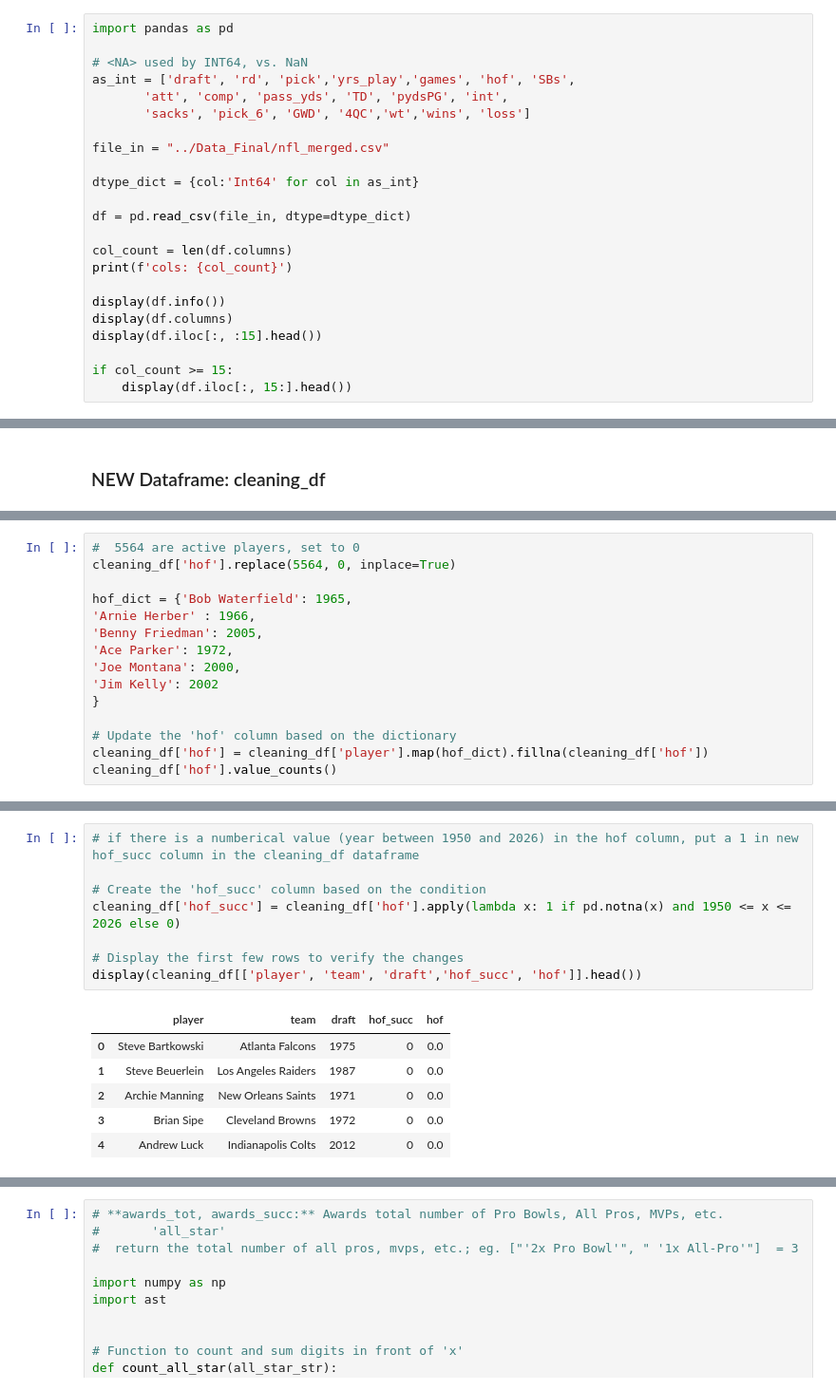
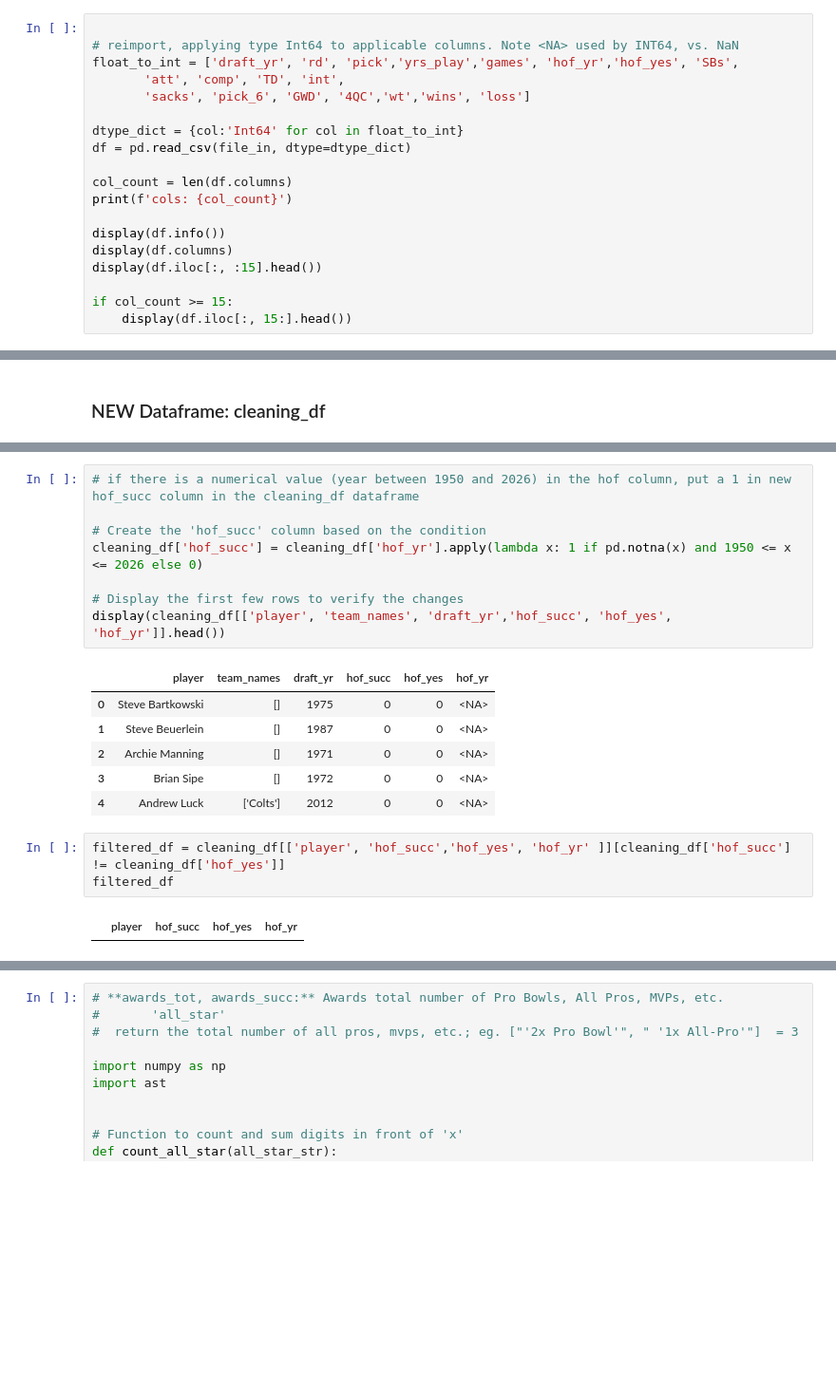
Before and after one commit to willablackmon/nfl_quarterback_draft, a Jupyter notebook: Data_Cleaning/nfl_success_labels.ipynb, the cells around one changed output, grey strips where cells are left out. Shown at 95% size. Cells and saved outputs as stored; diff of their text form; blank space fills up the shorter version.

```diff
--- a/Data_Cleaning/nfl_success_labels.ipynb
+++ b/Data_Cleaning/nfl_success_labels.ipynb
@@ -58,15 +83,11 @@ to_do:
 # %%
-import pandas as pd
 
-# <NA> used by INT64, vs. NaN
-as_int = ['draft', 'rd', 'pick','yrs_play','games', 'hof', 'SBs',
-       'att', 'comp', 'pass_yds', 'TD', 'pydsPG', 'int',
+# reimport, applying type Int64 to applicable columns. Note <NA> used by INT64, vs. NaN
+float_to_int = ['draft_yr', 'rd', 'pick','yrs_play','games', 'hof_yr','hof_yes', 'SBs',
+       'att', 'comp', 'TD', 'int',
        'sacks', 'pick_6', 'GWD', '4QC','wt','wins', 'loss']
 
-file_in = "../Data_Final/nfl_merged.csv"
-
-dtype_dict = {col:'Int64' for col in as_int}
-
+dtype_dict = {col:'Int64' for col in float_to_int}
 df = pd.read_csv(file_in, dtype=dtype_dict)
 
 col_count = len(df.columns)
@@ -167,15 +175,0 @@ Name: count, dtype: Int64
-# %%
-#  5564 are active players, set to 0
-cleaning_df['hof'].replace(5564, 0, inplace=True)
-
-hof_dict = {'Bob Waterfield': 1965,
-'Arnie Herber' : 1966,
-'Benny Friedman': 2005,
-'Ace Parker': 1972,
-'Joe Montana': 2000,
-'Jim Kelly': 2002
-}
-
-# Update the 'hof' column based on the dictionary
-cleaning_df['hof'] = cleaning_df['player'].map(hof_dict).fillna(cleaning_df['hof'])
-cleaning_df['hof'].value_counts()
@@ -200,18 +176,23 @@ Name: count, dtype: Int64
 # %%
-# if there is a numberical value (year between 1950 and 2026) in the hof column, put a 1 in new hof_succ column in the cleaning_df dataframe
+# if there is a numerical value (year between 1950 and 2026) in the hof column, put a 1 in new hof_succ column in the cleaning_df dataframe
 
 # Create the 'hof_succ' column based on the condition
-cleaning_df['hof_succ'] = cleaning_df['hof'].apply(lambda x: 1 if pd.notna(x) and 1950 <= x <= 2026 else 0)
+cleaning_df['hof_succ'] = cleaning_df['hof_yr'].apply(lambda x: 1 if pd.notna(x) and 1950 <= x <= 2026 else 0)
 
 # Display the first few rows to verify the changes
-display(cleaning_df[['player', 'team', 'draft','hof_succ', 'hof']].head())
+display(cleaning_df[['player', 'team_names', 'draft_yr','hof_succ', 'hof_yes', 'hof_yr']].head())
 # %% [output]
-|  | player | team | draft | hof_succ | hof |
-| 0 | Steve Bartkowski | Atlanta Falcons | 1975 | 0 | 0.0 |
-| 1 | Steve Beuerlein | Los Angeles Raiders | 1987 | 0 | 0.0 |
-| 2 | Archie Manning | New Orleans Saints | 1971 | 0 | 0.0 |
-| 3 | Brian Sipe | Cleveland Browns | 1972 | 0 | 0.0 |
-| 4 | Andrew Luck | Indianapolis Colts | 2012 | 0 | 0.0 |
+|  | player | team_names | draft_yr | hof_succ | hof_yes | hof_yr |
+| 0 | Steve Bartkowski | [] | 1975 | 0 | 0 | <NA> |
+| 1 | Steve Beuerlein | [] | 1987 | 0 | 0 | <NA> |
+| 2 | Archie Manning | [] | 1971 | 0 | 0 | <NA> |
+| 3 | Brian Sipe | [] | 1972 | 0 | 0 | <NA> |
+| 4 | Andrew Luck | ['Colts'] | 2012 | 0 | 0 | <NA> |
+# %%
+filtered_df = cleaning_df[['player', 'hof_succ','hof_yes', 'hof_yr' ]][cleaning_df['hof_succ'] != cleaning_df['hof_yes']]
+filtered_df
+# %% [output]
+|  | player | hof_succ | hof_yes | hof_yr |
 # %%
 # **wins_succ** column based on the conditions:
     # > 50 career wins
```
Also changed, not shown: parts of 14 cells of this notebook, 15 other files.
